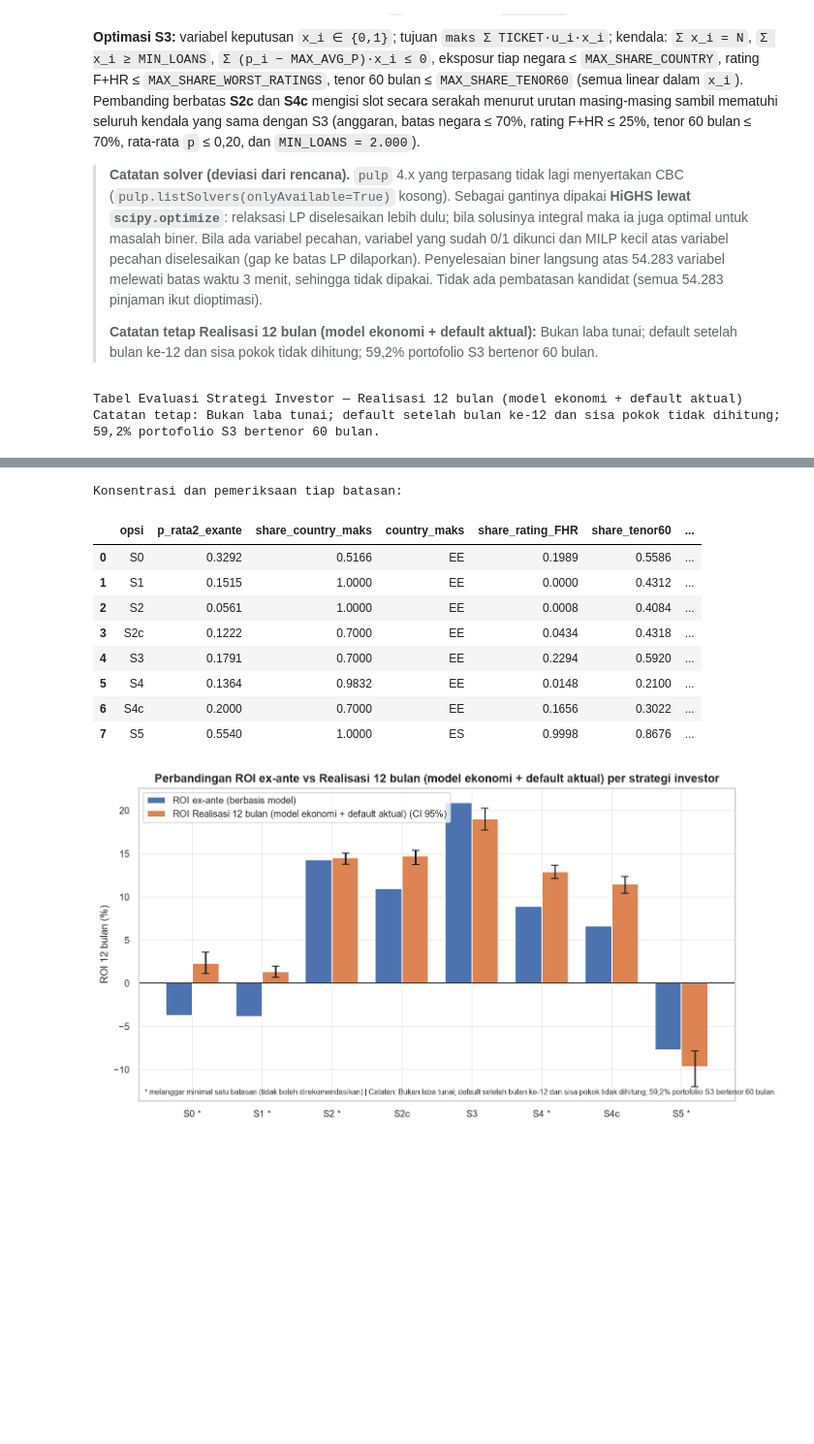
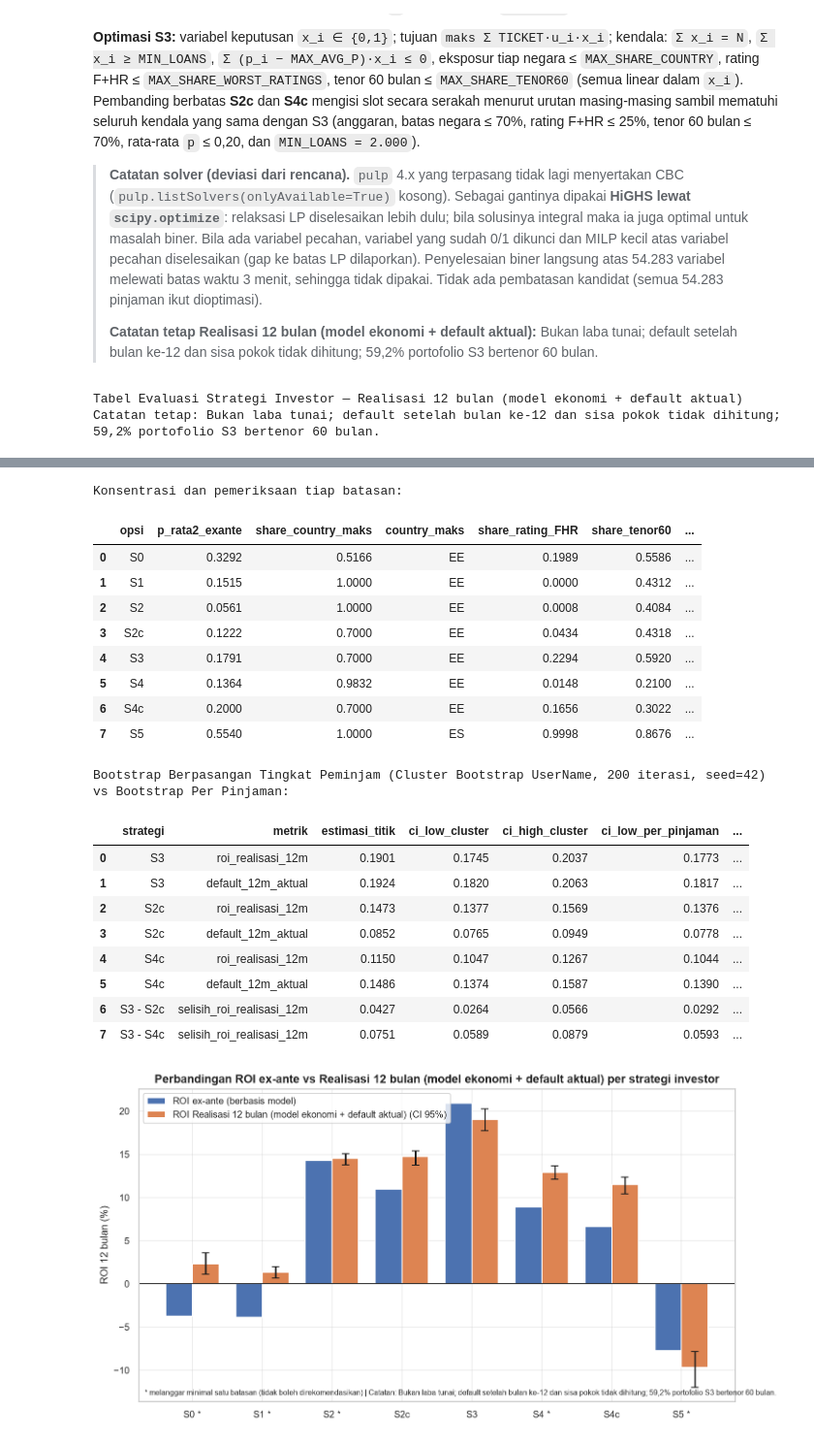
Before and after one commit to B4tra/bondora-analytics, a Jupyter notebook: notebooks/06_prescriptive.ipynb, the cells around one changed output, grey strips where cells are left out. Shown at 97% size. Cells and saved outputs as stored; diff of their text form; code cells hidden in the pictures; blank space fills up the shorter version.

Commit message:
fix: correct insight reference values, add cluster bootstrap for S3, add Wilson intervals to Q4

```diff
--- a/notebooks/06_prescriptive.ipynb
+++ b/notebooks/06_prescriptive.ipynb
@@ -268,33 +268,53 @@ display(res[conc])
 
 s = res.set_index("opsi")
 assert s.loc["S3", "rekomendasi"] == "Ya" and (res["rekomendasi"] == "Ya").sum() == 1
 assert set(res.loc[res["memenuhi_batasan"], "opsi"]) == {"S2c", "S3", "S4c"}
 assert round(s.loc["S3", "roi_exante"], 4) == 0.2094 and round(s.loc["S3", "roi_expost"], 4) == 0.1901
 assert round(s.loc["S2c", "roi_exante"], 4) == 0.1099 and round(s.loc["S2c", "roi_expost"], 4) == 0.1473
 assert round(s.loc["S4c", "roi_exante"], 4) == 0.0666 and round(s.loc["S4c", "roi_expost"], 4) == 0.1150
 assert round(s.loc["S5", "default_rate_expost"], 3) == 0.567
+
+cb = pd.read_csv(T / "06_s3_cluster_bootstrap.csv")
+print("\nBootstrap Berpasangan Tingkat Peminjam (Cluster Bootstrap UserName, 200 iterasi, seed=42) vs Bootstrap Per Pinjaman:")
+display(cb)
+cb_idx = cb.set_index(["strategi", "metrik"])
+assert round(cb_idx.loc[("S3", "roi_realisasi_12m"), "estimasi_titik"], 4) == round(s.loc["S3", "roi_expost"], 4)
+assert round(cb_idx.loc[("S2c", "roi_realisasi_12m"), "estimasi_titik"], 4) == round(s.loc["S2c", "roi_expost"], 4)
+assert round(cb_idx.loc[("S4c", "roi_realisasi_12m"), "estimasi_titik"], 4) == round(s.loc["S4c", "roi_expost"], 4)
+assert cb_idx.loc[("S3 - S2c", "selisih_roi_realisasi_12m"), "ci_low_cluster"] > 0.0
+assert cb_idx.loc[("S3 - S4c", "selisih_roi_realisasi_12m"), "ci_low_cluster"] > 0.0
 # %% [output]
 Tabel Evaluasi Strategi Investor — Realisasi 12 bulan (model ekonomi + default aktual)
 Catatan tetap: Bukan laba tunai; default setelah bulan ke-12 dan sisa pokok tidak dihitung; 59,2% portofolio S3 bertenor 60 bulan.
 |  | opsi | deskripsi | n_pinjaman | total_investasi_eur | p_rata2_exante | default_rate_aktual_12m | ... |
 | 0 | S0 | Acak (baseline), rata-rata 100 un... | 5000 | 250,000.0000 | 0.3292 | 0.2678 | ... |
 | 1 | S1 | Ikuti rating Bondora (AA -> HR) | 5000 | 250,000.0000 | 0.1515 | 0.0870 | ... |
 | 2 | S2 | Risiko terendah (p_calibrated ter... | 5000 | 250,000.0000 | 0.0561 | 0.0512 | ... |
 | 3 | S2c | Risiko terendah berbatas (urut p ... | 5000 | 250,000.0000 | 0.1222 | 0.0852 | ... |
 | 4 | S3 | Optimasi berbatas (maksimalkan pr... | 5000 | 250,000.0000 | 0.1791 | 0.1924 | ... |
 | 5 | S4 | Peringkat pengembalian (pred_retu... | 5000 | 250,000.0000 | 0.1364 | 0.0932 | ... |
 | 6 | S4c | Peringkat pengembalian berbatas (... | 5000 | 250,000.0000 | 0.2000 | 0.1486 | ... |
 | 7 | S5 | Imbal hasil tertinggi (Interest t... | 5000 | 250,000.0000 | 0.5540 | 0.5670 | ... |
 Konsentrasi dan pemeriksaan tiap batasan:
 |  | opsi | p_rata2_exante | share_country_maks | country_maks | share_rating_FHR | share_tenor60 | ... |
 | 0 | S0 | 0.3292 | 0.5166 | EE | 0.1989 | 0.5586 | ... |
 | 1 | S1 | 0.1515 | 1.0000 | EE | 0.0000 | 0.4312 | ... |
 | 2 | S2 | 0.0561 | 1.0000 | EE | 0.0008 | 0.4084 | ... |
 | 3 | S2c | 0.1222 | 0.7000 | EE | 0.0434 | 0.4318 | ... |
 | 4 | S3 | 0.1791 | 0.7000 | EE | 0.2294 | 0.5920 | ... |
 | 5 | S4 | 0.1364 | 0.9832 | EE | 0.0148 | 0.2100 | ... |
 | 6 | S4c | 0.2000 | 0.7000 | EE | 0.1656 | 0.3022 | ... |
 | 7 | S5 | 0.5540 | 1.0000 | ES | 0.9998 | 0.8676 | ... |
+Bootstrap Berpasangan Tingkat Peminjam (Cluster Bootstrap UserName, 200 iterasi, seed=42) vs Bootstrap Per Pinjaman:
+|  | strategi | metrik | estimasi_titik | ci_low_cluster | ci_high_cluster | ci_low_per_pinjaman | ... |
+| 0 | S3 | roi_realisasi_12m | 0.1901 | 0.1745 | 0.2037 | 0.1773 | ... |
+| 1 | S3 | default_12m_aktual | 0.1924 | 0.1820 | 0.2063 | 0.1817 | ... |
+| 2 | S2c | roi_realisasi_12m | 0.1473 | 0.1377 | 0.1569 | 0.1376 | ... |
+| 3 | S2c | default_12m_aktual | 0.0852 | 0.0765 | 0.0949 | 0.0778 | ... |
+| 4 | S4c | roi_realisasi_12m | 0.1150 | 0.1047 | 0.1267 | 0.1044 | ... |
+| 5 | S4c | default_12m_aktual | 0.1486 | 0.1374 | 0.1587 | 0.1390 | ... |
+| 6 | S3 - S2c | selisih_roi_realisasi_12m | 0.0427 | 0.0264 | 0.0566 | 0.0292 | ... |
+| 7 | S3 - S4c | selisih_roi_realisasi_12m | 0.0751 | 0.0589 | 0.0879 | 0.0593 | ... |
 # %%
 display(Image(filename=str(F / "06_strategy_comparison.png")))
 display(Image(filename=str(F / "06_strategy_risk_return.png")))
```
Also changed, not shown: parts of 2 cells of this notebook, 10 other files.
